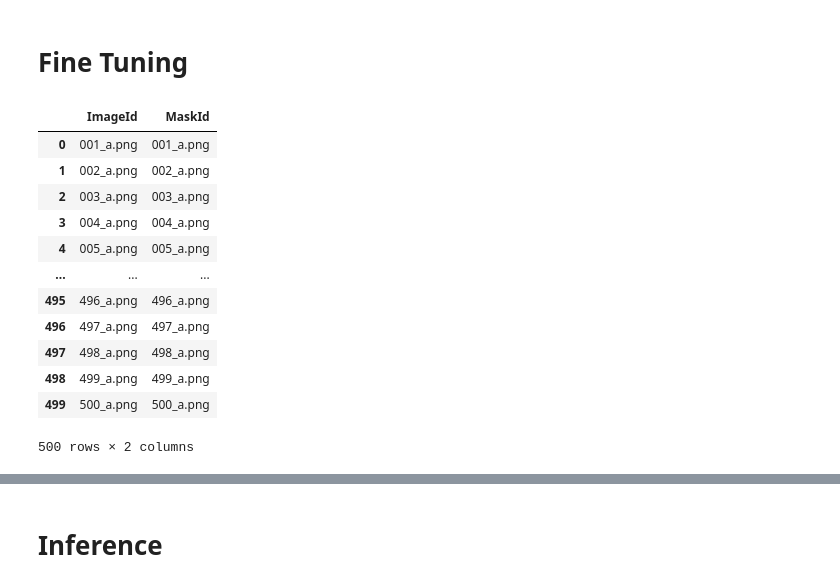
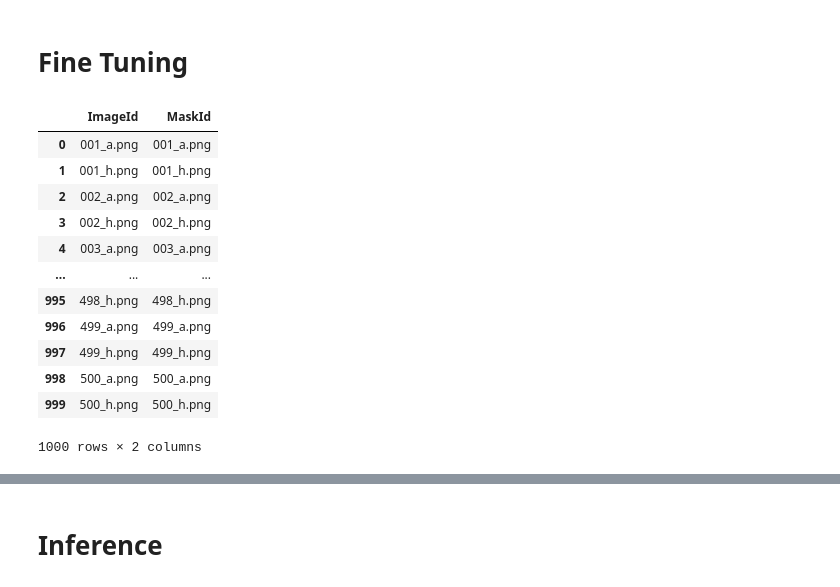
Before and after one commit to shaunak-badani/Computer-Vision-Project, a Jupyter notebook: notebooks/fine_tune_sam2.ipynb, the cells around one changed output, grey strips where cells are left out. Cells and saved outputs as stored; diff of their text form; code cells hidden in the pictures.

```diff
--- a/notebooks/fine_tune_sam2.ipynb
+++ b/notebooks/fine_tune_sam2.ipynb
@@ -21,24 +21,24 @@ from sam2.sam2_image_predictor import SAM2ImagePredictor
 # %%
 df = pd.DataFrame(
     {
-        "ImageId": sorted(os.listdir('../data/raw/AneRBC-I/Anemic_individuals/Original_images')),
-        "MaskId": sorted(os.listdir('../data/raw/AneRBC-I/Anemic_individuals/Binary_segmented'))
+        "ImageId": sorted(os.listdir('../data/raw/AneRBC-I/Anemic_individuals/Original_images') + os.listdir('../data/raw/AneRBC-I/Healthy_individuals/Original_images')),
+        "MaskId": sorted(os.listdir('../data/raw/AneRBC-I/Anemic_individuals/Binary_segmented') + os.listdir('../data/raw/AneRBC-I/Healthy_individuals/Binary_segmented'))
     }
 )
 
 df
 # %% [output]
 |  | ImageId | MaskId |
 | 0 | 001_a.png | 001_a.png |
-| 1 | 002_a.png | 002_a.png |
-| 2 | 003_a.png | 003_a.png |
-| 3 | 004_a.png | 004_a.png |
-| 4 | 005_a.png | 005_a.png |
+| 1 | 001_h.png | 001_h.png |
+| 2 | 002_a.png | 002_a.png |
+| 3 | 002_h.png | 002_h.png |
+| 4 | 003_a.png | 003_a.png |
 | ... | ... | ... |
-| 495 | 496_a.png | 496_a.png |
-| 496 | 497_a.png | 497_a.png |
-| 497 | 498_a.png | 498_a.png |
-| 498 | 499_a.png | 499_a.png |
-| 499 | 500_a.png | 500_a.png |
+| 995 | 498_h.png | 498_h.png |
+| 996 | 499_a.png | 499_a.png |
+| 997 | 499_h.png | 499_h.png |
+| 998 | 500_a.png | 500_a.png |
+| 999 | 500_h.png | 500_h.png |
-500 rows × 2 columns
+1000 rows × 2 columns
 # %%
```
Also changed, not shown: parts of 35 cells of this notebook, 4 other files.
